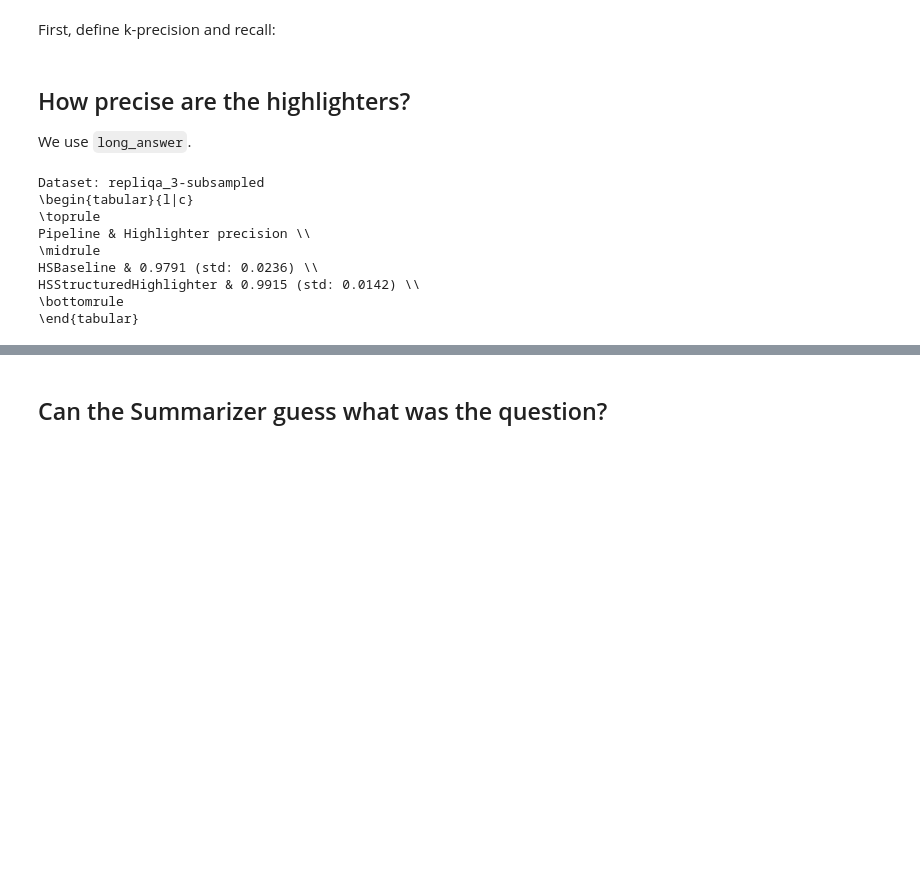
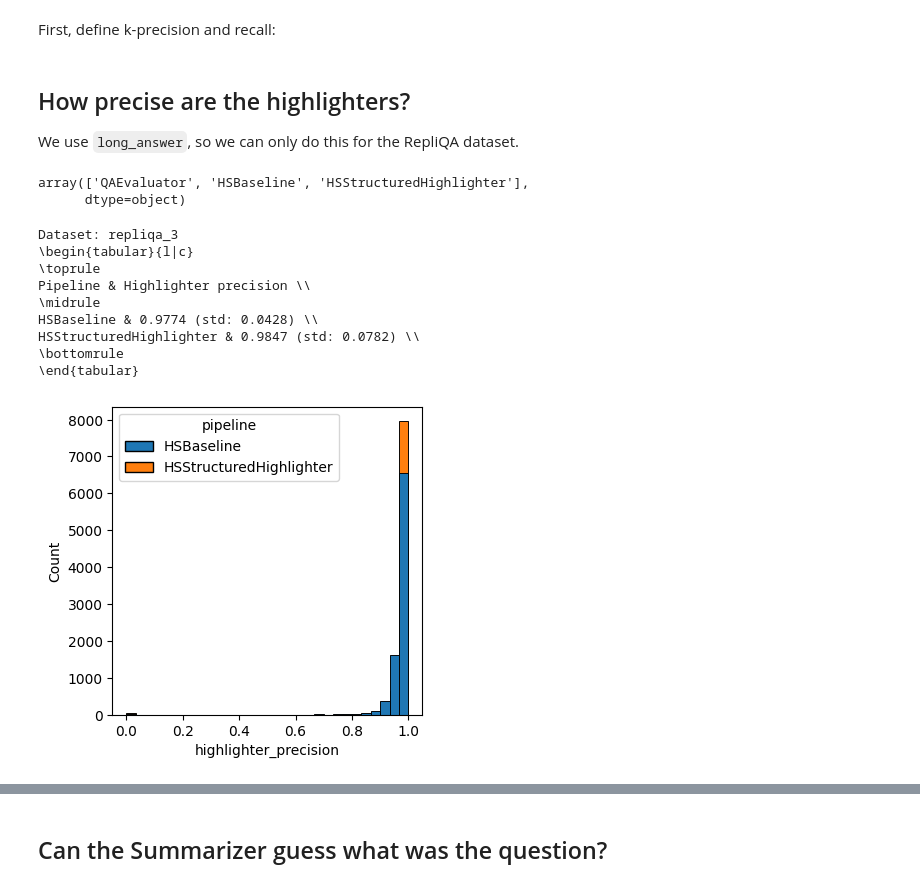
Before and after one commit to microsoft/highlight-summarize, a Jupyter notebook: data-analysis.ipynb, the cells around one changed output, grey strips where cells are left out. Saved outputs shown, nothing was run; the diff lists cells and outputs as text; code cells hidden in the pictures; blank space fills up the shorter version.

Commit message:
update data analysis

```diff
--- a/data-analysis.ipynb
+++ b/data-analysis.ipynb
@@ -77,7 +141,7 @@ for dataset_name, dataset_result_list in datasets_results.items():
     df.to_excel(
         os.path.join(df_fname),
         index=False,
-        engine="openpyxl"
+        engine="xlsxwriter"
     )
     results_df[dataset_name] = df
 # %% [output]
@@ -94,0 +150,14 @@ for dataset_name, dataset_result_list in datasets_results.items():
+# %%
+results_df = {}
+
+for dataset_name in os.listdir(RESULTS_DIR):
+    if not os.path.isdir(os.path.join(RESULTS_DIR, dataset_name)):
+        continue
+    if "subsampled" in dataset_name:
+        continue
+    fname = os.path.join(RESULTS_DIR, dataset_name, "results.xlsx")
+    if not os.path.exists(fname):
+        print(f"File {fname} does not exist, skipping.")
+        continue
+    print(f"Loading results from {fname}")
+    results_df[dataset_name] = pd.read_excel(fname, engine="openpyxl")
@@ -131,4 +203,4 @@ def ref_passage_precision(passage, answer_pred):
 # %% [markdown]
 ## How precise are the highlighters?
 
-We use `long_answer`.
+We use `long_answer`, so we can only do this for the RepliQA dataset.
@@ -135,58 +231,53 @@ We use `long_answer`.
+# %%
+results_df["repliqa_3"].pipeline.unique()
+# %% [output]
+array(['QAEvaluator', 'HSBaseline', 'HSStructuredHighlighter'],
+      dtype=object)
 # %%
-def compute_highlighter_precision(row):
-    if row["highlighter_text_extracts"] is None or str(row["highlighter_text_extracts"]) == "nan":
-        return 0.0
-    try:
-        text_extracts = eval(row["highlighter_text_extracts"])
-    except Exception as e:
-        print(type(row["highlighter_text_extracts"]))
-        print(f"Error evaluating highlighter_text_extracts: {row['highlighter_text_extracts']}")
-        raise e
-    if not text_extracts:
-        return 0.0
-    if len(text_extracts) == 1:
-        highlighter_text = text_extracts[0]
-        return ref_passage_precision(row["document_extracted"], highlighter_text)
-    else:
-        precisions = []
-        for highlighter_text in text_extracts:
-            precisions.append(ref_passage_precision(row["document_extracted"], highlighter_text))
-        # Return the maximum precision across all extracts.
-        return np.max(precisions)
-
 for dataset_name, df in results_df.items():
     if not "repliqa" in dataset_name:
         continue
     # Filter out no-answer predictions.
     df = df[df.pipeline != "QAEvaluator"]
     df = df[df.answer != NOANSWER_PRED]
     df = df[df.long_answer != ""]
     df = df[df.apply(lambda x: x["long_answer"] in x["document_extracted"], axis=1)]
 
     df["highlighter_precision"] = df.apply(
         lambda x: compute_highlighter_precision(x),
         axis=1
     )
 
+    plt.figure(figsize=(4, 4))
+    ax = sns.histplot(
+            data=df,
+            x="highlighter_precision",
+            hue="pipeline",
+            stat="count",
+            bins=30,
+            alpha=1,
+        )
+
     print(f"Dataset: {dataset_name}")
     print(f"\\begin{{tabular}}{{l|c}}")
     print("\\toprule")
     print(f"Pipeline & Highlighter precision \\\\")
     print("\\midrule")
     for pipeline in df.pipeline.unique():
         pipeline_df = df[df.pipeline == pipeline]
         if len(pipeline_df) == 0:
             continue
         print(f"{pipeline} & {pipeline_df['highlighter_precision'].mean():.4f} (std: {pipeline_df['highlighter_precision'].std():.4f}) \\\\")
     print("\\bottomrule")
     print(f"\\end{{tabular}}")
 # %% [output]
-Dataset: repliqa_3-subsampled
+Dataset: repliqa_3
 \begin{tabular}{l|c}
 \toprule
 Pipeline & Highlighter precision \\
 \midrule
-HSBaseline & 0.9791 (std: 0.0236) \\
-HSStructuredHighlighter & 0.9915 (std: 0.0142) \\
+HSBaseline & 0.9774 (std: 0.0428) \\
+HSStructuredHighlighter & 0.9847 (std: 0.0782) \\
 \bottomrule
 \end{tabular}
+[figure, added]
```
Also changed, not shown: parts of 13 cells of this notebook.
